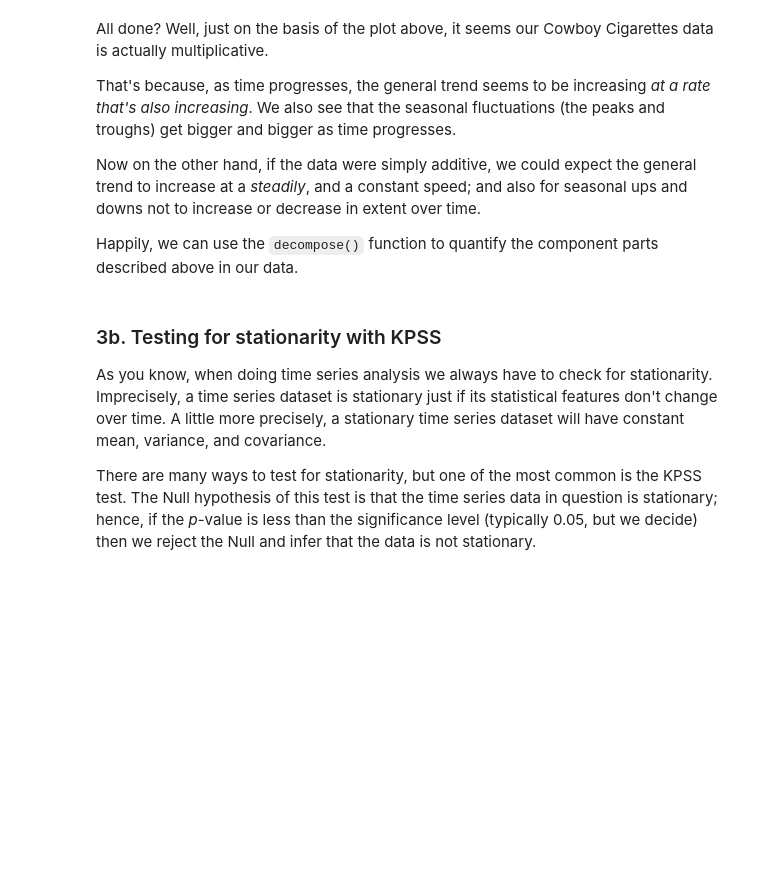
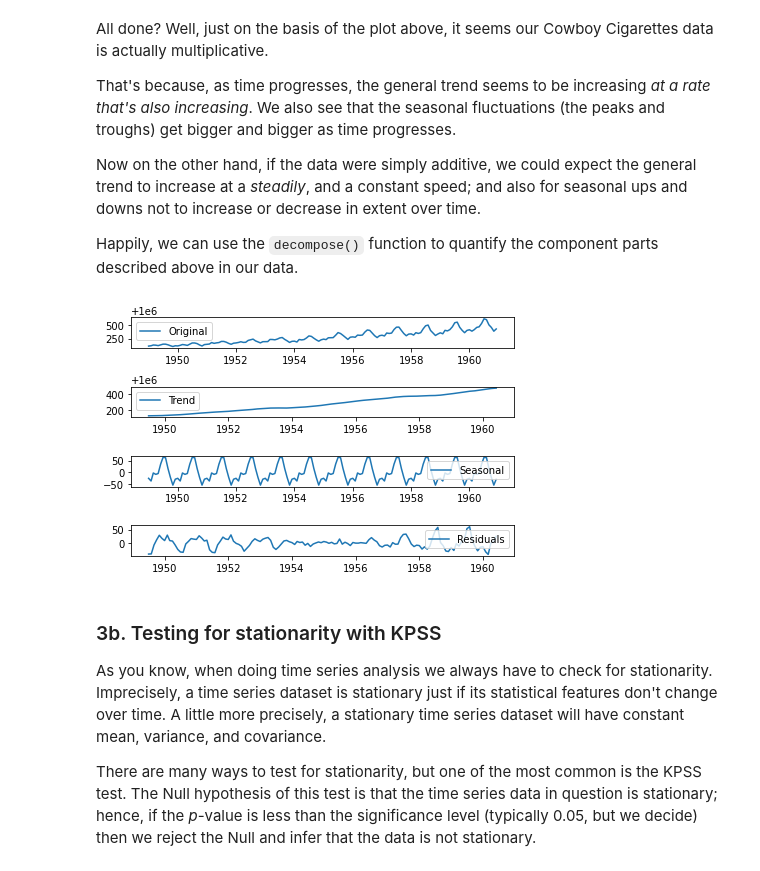
Before and after one commit to ellerybledsoe/Springboard, a Jupyter notebook: Cowboys&CigrettesCaseStudy/Cowboy Cigarettes Case Study - Tier 3.ipynb, the cells around one changed output. Drawn from its saved outputs; the diff is of its cells as text; code cells hidden in the pictures; blank space fills up the shorter version.

```diff
--- a/Cowboys&CigrettesCaseStudy/Cowboy Cigarettes Case Study - Tier 3.ipynb
+++ b/Cowboys&CigrettesCaseStudy/Cowboy Cigarettes Case Study - Tier 3.ipynb
@@ -226,3 +224,28 @@ _ _ _
+# %%
+from statsmodels.tsa.seasonal import seasonal_decompose
+
+decomposition = seasonal_decompose(y)
+
+trend = decomposition.trend
+seasonal = decomposition.seasonal
+resid = decomposition.resid
+
+
+plt.subplot(411)
+plt.plot(y, label = 'Original')
+plt.legend(loc = 'best')
+plt.subplot(412)
+plt.plot(trend, label = 'Trend')
+plt.legend(loc = 'best')
+plt.subplot(413)
+plt.plot(seasonal, label = 'Seasonal')
+plt.legend(loc = 'best')
+plt.subplot(414)
+plt.plot(resid, label = 'Residuals')
+plt.legend(loc = 'best')
+plt.tight_layout()
+# %% [output]
+[figure, added]
 # %% [markdown]
 ### 3b. Testing for stationarity with KPSS
 As you know, when doing time series analysis we always have to check for stationarity. Imprecisely, a time series dataset is stationary just if its statistical features don't change over time. A little more precisely, a stationary time series dataset will have constant mean, variance, and covariance.
```
Also changed, not shown: parts of 27 cells of this notebook.
